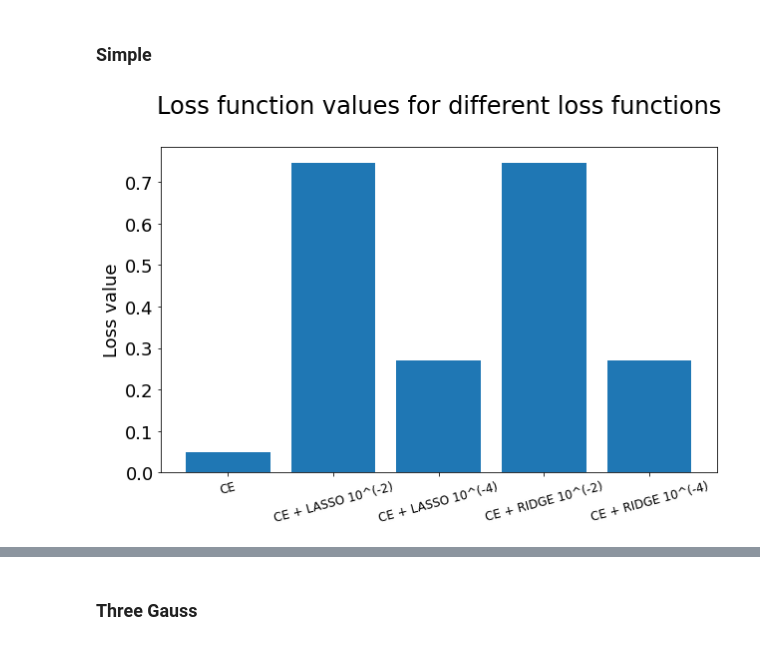
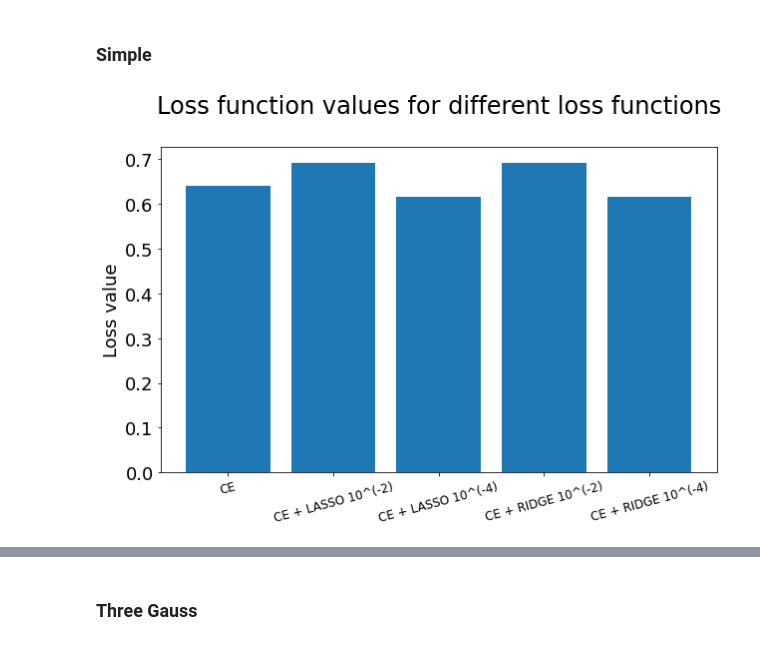
Before and after one commit to Siemashko/DL-Project-1, a Jupyter notebook: Experiment.ipynb, the cells around one changed output, grey strips where cells are left out. Drawn from its saved outputs; the diff is of its cells as text; code cells hidden in the pictures.

Commit message:
Experiment notebook with results persistence and complex visualizations

```diff
--- a/Experiment.ipynb
+++ b/Experiment.ipynb
@@ -350,3 +466,0 @@ plt.show()
-# %%
-model = models[np.argmin(MSEs)]
-model.scatter_classification(test_target, test_data)
@@ -600,6 +927,12 @@ for i, (reg_L1, reg_L2) in enumerate(reg_values):
 # %%
+with open("results/lf-regression-activation.pickle", "rb") as f:
+    saved = pickle.load(f)
+best_models = saved["best_models"]
+results = saved["means"]
+names = ["MSE", "MSE + LASSO 10^(-2)", "MSE + LASSO 10^(-4)","MSE + RIDGE 10^(-2)","MSE + RIDGE 10^(-4)"]
+
 plt.figure(figsize=(10,6))
-plt.bar(["MSE", "MSE + LASSO 10^(-2)", "MSE + LASSO 10^(-4)","MSE + RIDGE 10^(-2)","MSE + RIDGE 10^(-4)"], results)
+plt.bar(names, results)
 plt.title("Loss function values for different loss functions\n", fontsize=24)
 plt.xticks(fontsize = 12, rotation = 15)
 plt.yticks(fontsize = 18)
@@ -611,12 +960,24 @@ plt.show()
 ## Classification
 # %% [markdown]
 ### Simple
+# %%
+data, target, test_data, test_target = load_simple()
+
+target -= 1
+test_target -= 1
+data_mean = np.mean(data, axis=0)
+data_std = np.std(data, axis=0)
+
+data = (data - data_mean) / data_std
+test_data = (test_data - data_mean) / data_std
 # %%
-data, target, test_data, test_target = load_simple()
 hidden_layers = [10,10]
 results = []
+best_models = []
+means = []
 for i, (reg_L1, reg_L2) in enumerate(reg_values):
     CEs = []
+    models = []
     for random_seed in range(3):
         loss_values, loss_test_values, model = testdata_MLP_classification(data=data,
                         y_train=target,
@@ -630,19 +991,31 @@ for i, (reg_L1, reg_L2) in enumerate(reg_values):
                         reg_L1=reg_L1,
                         reg_L2=reg_L2,
                         batch_size=30,
-                        epochs=1000,
+                        epochs=epochs,
                         learning_rate=1e-4,
                         momentum=0.9,
                         show_plots=False)
         CEs.append(loss_test_values[-1])
-    results.append(np.mean(CEs))
+        models.append(model)
+    best_models.append(models[np.argmin(CEs)])
+    results.append(CEs)
+    means.append(np.mean(CEs))
+
+with open("results/lf-classification-simple.pickle", "wb") as f:
+    pickle.dump({"best_models":best_models, "results": results, "means": means}, f)
 # %%
+with open("results/lf-classification-simple.pickle", "rb") as f:
+    saved = pickle.load(f)
+best_models = saved["best_models"]
+results = saved["means"]
+names = ["CE", "CE + LASSO 10^(-2)", "CE + LASSO 10^(-4)","CE + RIDGE 10^(-2)","CE + RIDGE 10^(-4)"]
+
 plt.figure(figsize=(10,6))
-plt.bar(["CE", "CE + LASSO 10^(-2)", "CE + LASSO 10^(-4)","CE + RIDGE 10^(-2)","CE + RIDGE 10^(-4)"], results)
+plt.bar(names, results)
 plt.title("Loss function values for different loss functions\n", fontsize=24)
 plt.xticks(fontsize = 12, rotation = 15)
 plt.yticks(fontsize = 18)
 plt.ylabel("Loss value", fontsize = 18)
 plt.show()
 # %% [output]
-[figure, old version]
+[figure, new version]
```
Also changed, not shown: parts of 52 cells of this notebook, 14 other files.
